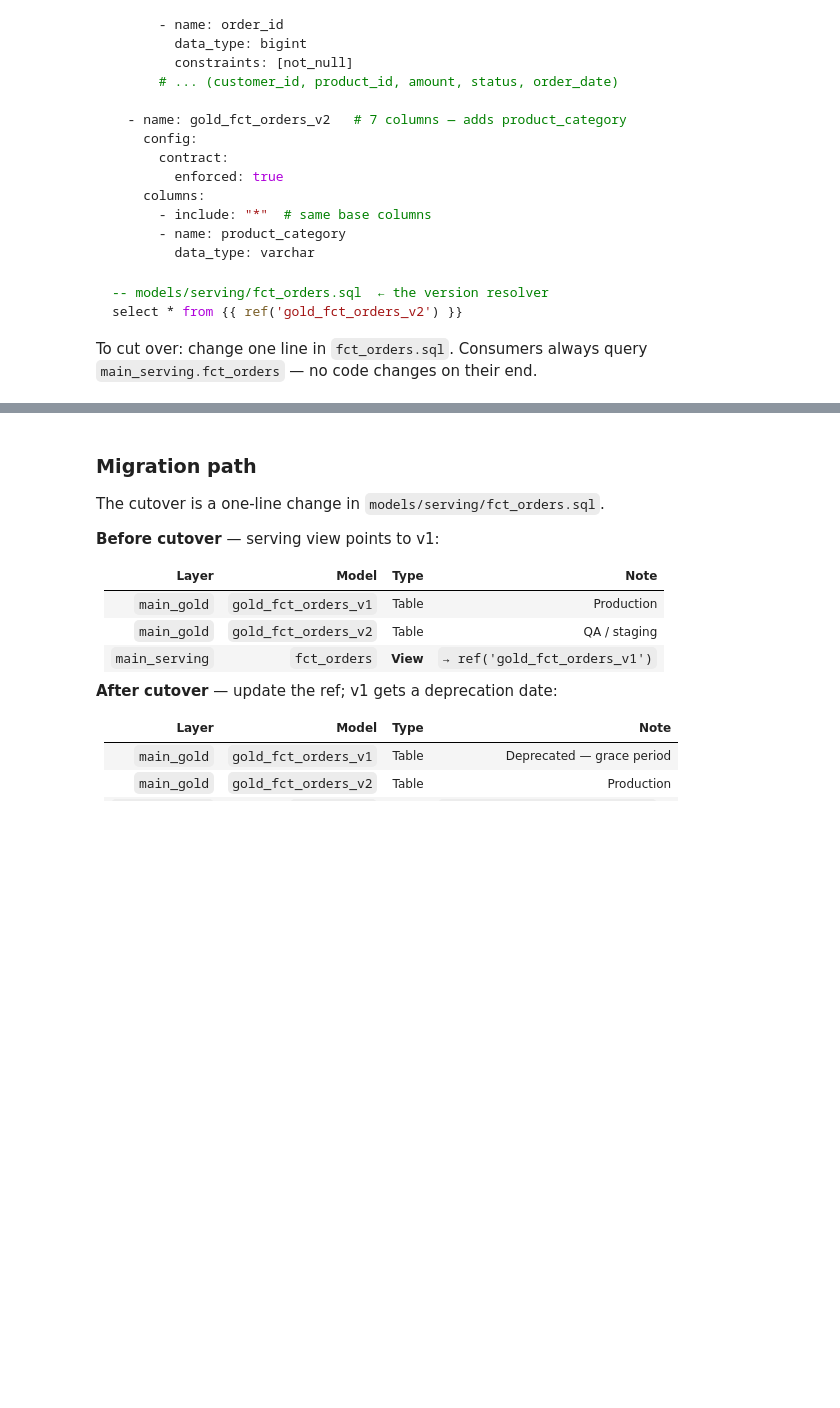
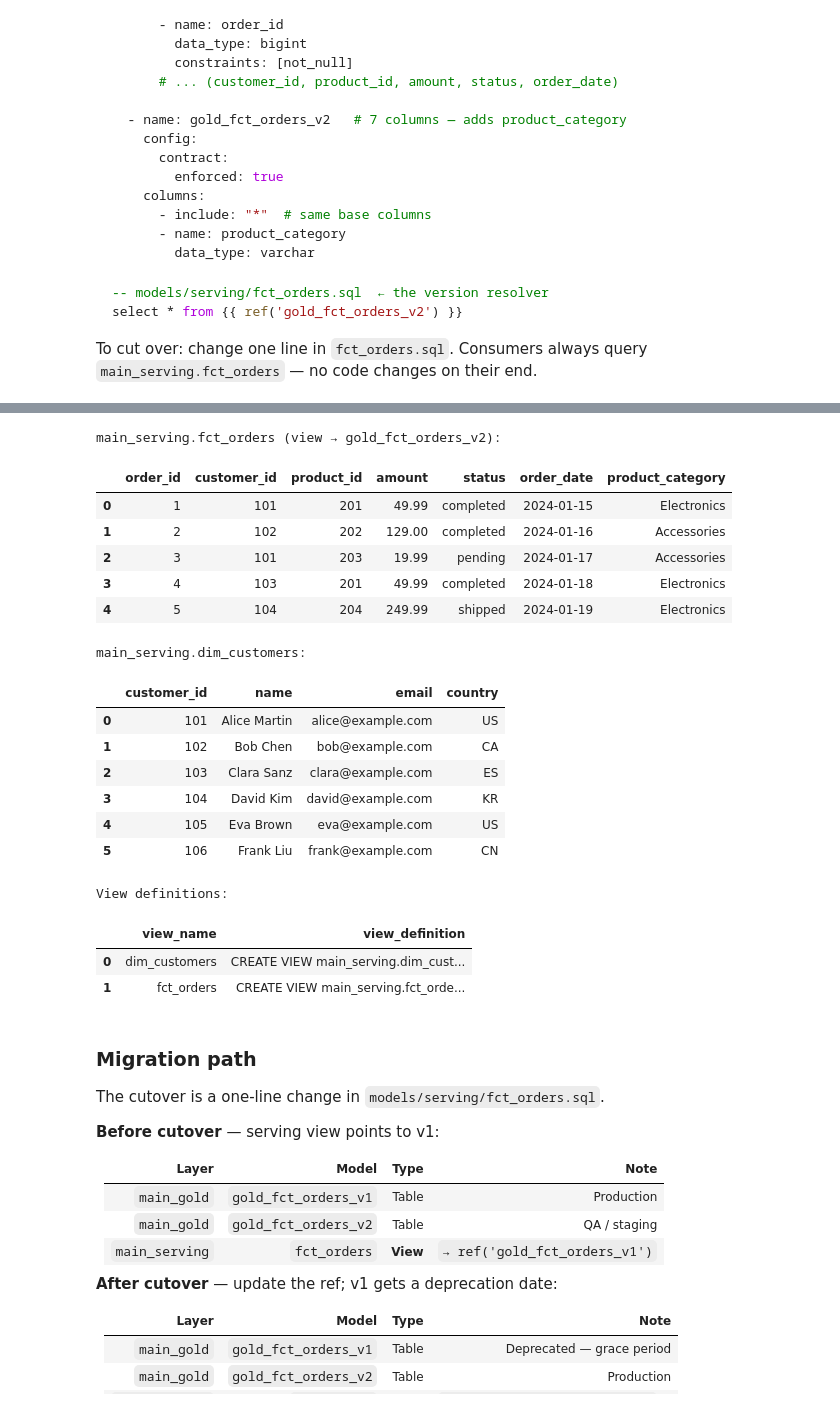
Before and after one commit to NoeFischer/dbt-contracts-demo, a Jupyter notebook: explore.ipynb, the cells around one changed output, grey strips where cells are left out. Cells and saved outputs as stored; diff of their text form; code cells hidden in the pictures; blank space fills up the shorter version.

```diff
--- a/explore.ipynb
+++ b/explore.ipynb
@@ -380,18 +573,38 @@ display(pd.DataFrame(rows))
 # %%
 # The serving layer — what consumers actually query
 print("main_serving.fct_orders (view → gold_fct_orders_v2):")
 display(con.sql("SELECT * FROM main_serving.fct_orders LIMIT 5").df())
 
 print("\nmain_serving.dim_customers:")
 display(con.sql("SELECT * FROM main_serving.dim_customers").df())
 
 print("\nView definitions:")
 display(con.sql("""
-    SELECT view_name, view_definition
-    FROM duckdb_views()
-    WHERE schema_name = 'main_serving'
-    ORDER BY view_name
+    SELECT table_name AS view_name, view_definition
+    FROM information_schema.views
+    WHERE table_schema = 'main_serving'
+    ORDER BY table_name
 """).df())
+# %% [output]
+main_serving.fct_orders (view → gold_fct_orders_v2):
+|  | order_id | customer_id | product_id | amount | status | order_date | product_category |
+| 0 | 1 | 101 | 201 | 49.99 | completed | 2024-01-15 | Electronics |
+| 1 | 2 | 102 | 202 | 129.00 | completed | 2024-01-16 | Accessories |
+| 2 | 3 | 101 | 203 | 19.99 | pending | 2024-01-17 | Accessories |
+| 3 | 4 | 103 | 201 | 49.99 | completed | 2024-01-18 | Electronics |
+| 4 | 5 | 104 | 204 | 249.99 | shipped | 2024-01-19 | Electronics |
+main_serving.dim_customers:
+|  | customer_id | name | email | country |
+| 0 | 101 | Alice Martin | alice@example.com | US |
+| 1 | 102 | Bob Chen | bob@example.com | CA |
+| 2 | 103 | Clara Sanz | clara@example.com | ES |
+| 3 | 104 | David Kim | david@example.com | KR |
+| 4 | 105 | Eva Brown | eva@example.com | US |
+| 5 | 106 | Frank Liu | frank@example.com | CN |
+View definitions:
+|  | view_name | view_definition |
+| 0 | dim_customers | CREATE VIEW main_serving.dim_cust... |
+| 1 | fct_orders | CREATE VIEW main_serving.fct_orde... |
 # %% [markdown]
 ### Migration path
 
```
Also changed, not shown: parts of 13 cells of this notebook, 2 other files.
